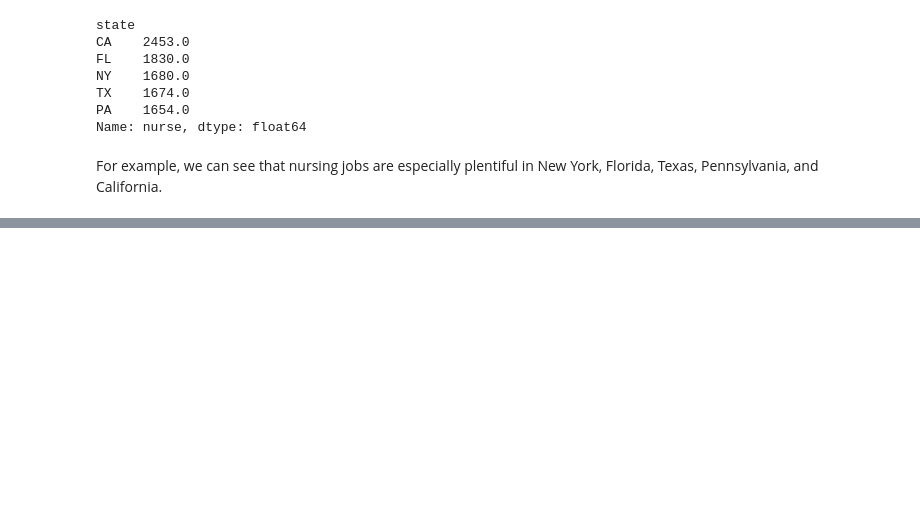
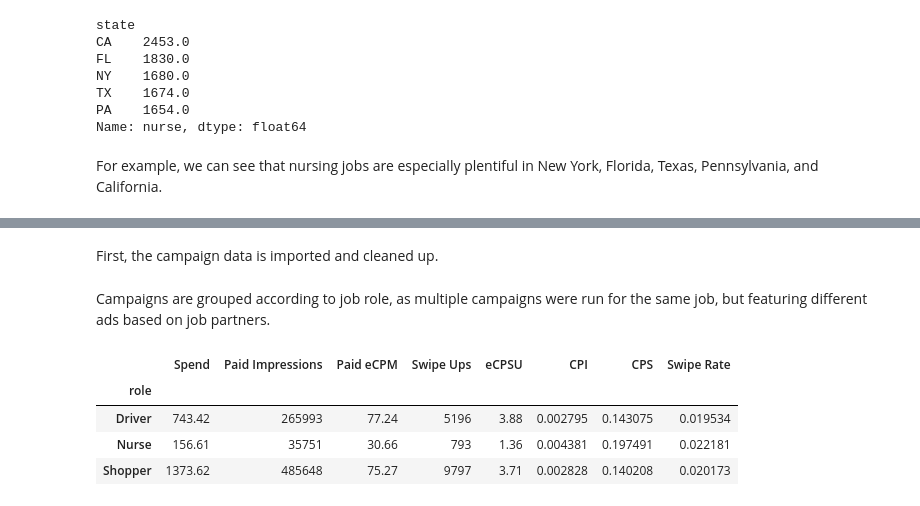
Before and after one commit to kabuhakmeh3/job-classifier, a Jupyter notebook: notebooks/Job Listing EDA - Demo.ipynb, the cells around one changed output, grey strips where cells are left out. Drawn from its saved outputs; the diff is of its cells as text; code cells hidden in the pictures; blank space fills up the shorter version.

```diff
--- a/notebooks/Job Listing EDA - Demo.ipynb
+++ b/notebooks/Job Listing EDA - Demo.ipynb
@@ -386,0 +409,2 @@ nurse_map
+# %% [markdown]
+First, the campaign data is imported and cleaned up.
@@ -386,0 +425,14 @@ nurse_map
+# %% [markdown]
+Campaigns are grouped according to job role, as multiple campaigns were run for the same job, but featuring different ads based on job partners.
+# %%
+role_totals = campaigns.groupby('role')[cols_performance].sum()
+role_totals['CPI'] = role_totals['Spend']/role_totals['Paid Impressions']
+role_totals['CPS'] = role_totals['Spend']/role_totals['Swipe Ups']
+role_totals['Swipe Rate'] = role_totals['Swipe Ups']/role_totals['Paid Impressions']
+role_totals
+# %% [output]
+|  | Spend | Paid Impressions | Paid eCPM | Swipe Ups | eCPSU | CPI | CPS | Swipe Rate |
+| role |  |  |  |  |  |  |  |  |
+| Driver | 743.42 | 265993 | 77.24 | 5196 | 3.88 | 0.002795 | 0.143075 | 0.019534 |
+| Nurse | 156.61 | 35751 | 30.66 | 793 | 1.36 | 0.004381 | 0.197491 | 0.022181 |
+| Shopper | 1373.62 | 485648 | 75.27 | 9797 | 3.71 | 0.002828 | 0.140208 | 0.020173 |
```
Also changed, not shown: parts of 9 cells of this notebook.
